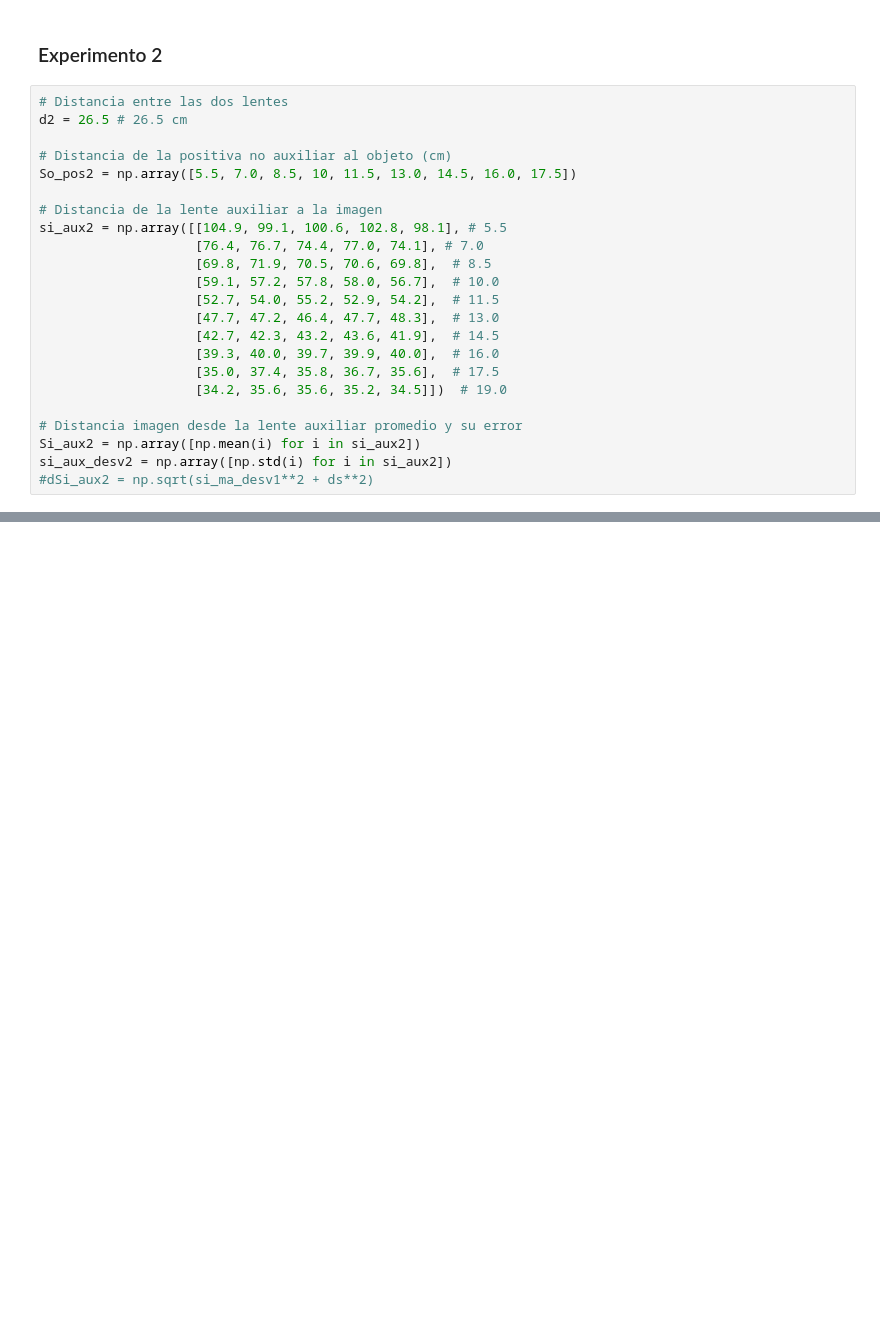
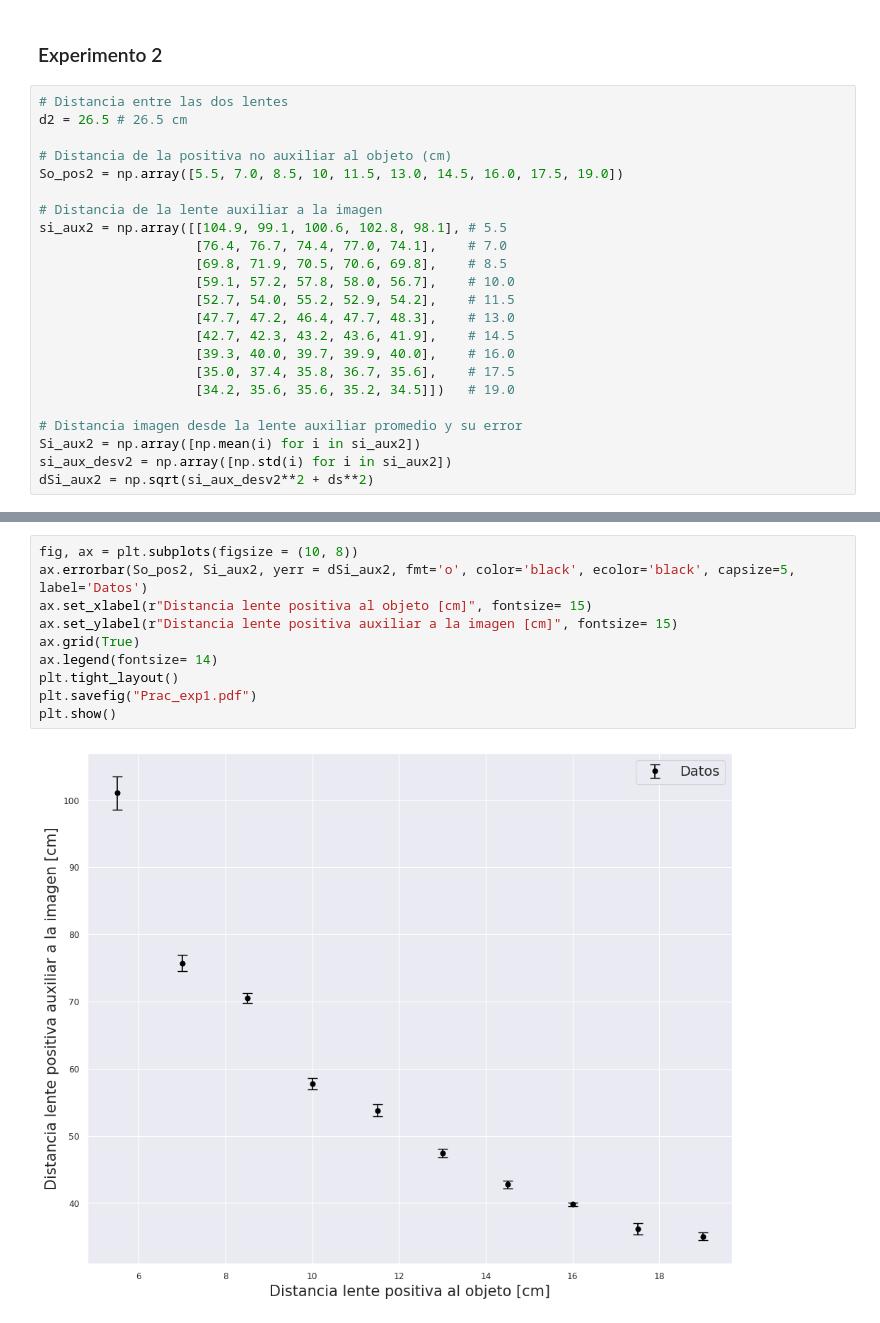
Before and after one commit to JuanSeguraUNAL/Mediciones_en_Optica_y_Acustica, a Jupyter notebook: practica3.ipynb, the cells around one changed output, grey strips where cells are left out. Drawn from its saved outputs; the diff is of its cells as text; blank space fills up the shorter version.

```diff
--- a/practica3.ipynb
+++ b/practica3.ipynb
@@ -61,21 +94,21 @@ ax.scatter(So_me1, Si_ma1)
 d2 = 26.5 # 26.5 cm
 
 # Distancia de la positiva no auxiliar al objeto (cm)
-So_pos2 = np.array([5.5, 7.0, 8.5, 10, 11.5, 13.0, 14.5, 16.0, 17.5])
+So_pos2 = np.array([5.5, 7.0, 8.5, 10, 11.5, 13.0, 14.5, 16.0, 17.5, 19.0])
 
 # Distancia de la lente auxiliar a la imagen
 si_aux2 = np.array([[104.9, 99.1, 100.6, 102.8, 98.1], # 5.5
-                    [76.4, 76.7, 74.4, 77.0, 74.1], # 7.0
-                    [69.8, 71.9, 70.5, 70.6, 69.8],  # 8.5
-                    [59.1, 57.2, 57.8, 58.0, 56.7],  # 10.0
-                    [52.7, 54.0, 55.2, 52.9, 54.2],  # 11.5
-                    [47.7, 47.2, 46.4, 47.7, 48.3],  # 13.0
-                    [42.7, 42.3, 43.2, 43.6, 41.9],  # 14.5
-                    [39.3, 40.0, 39.7, 39.9, 40.0],  # 16.0
-                    [35.0, 37.4, 35.8, 36.7, 35.6],  # 17.5
-                    [34.2, 35.6, 35.6, 35.2, 34.5]])  # 19.0
+                    [76.4, 76.7, 74.4, 77.0, 74.1],    # 7.0
+                    [69.8, 71.9, 70.5, 70.6, 69.8],    # 8.5
+                    [59.1, 57.2, 57.8, 58.0, 56.7],    # 10.0
+                    [52.7, 54.0, 55.2, 52.9, 54.2],    # 11.5
+                    [47.7, 47.2, 46.4, 47.7, 48.3],    # 13.0
+                    [42.7, 42.3, 43.2, 43.6, 41.9],    # 14.5
+                    [39.3, 40.0, 39.7, 39.9, 40.0],    # 16.0
+                    [35.0, 37.4, 35.8, 36.7, 35.6],    # 17.5
+                    [34.2, 35.6, 35.6, 35.2, 34.5]])   # 19.0
 
 # Distancia imagen desde la lente auxiliar promedio y su error
 Si_aux2 = np.array([np.mean(i) for i in si_aux2])
 si_aux_desv2 = np.array([np.std(i) for i in si_aux2])
-#dSi_aux2 = np.sqrt(si_ma_desv1**2 + ds**2)
+dSi_aux2 = np.sqrt(si_aux_desv2**2 + ds**2)
@@ -85,0 +115,12 @@ si_aux_desv2 = np.array([np.std(i) for i in si_aux2])
+# %%
+fig, ax = plt.subplots(figsize = (10, 8))
+ax.errorbar(So_pos2, Si_aux2, yerr = dSi_aux2, fmt='o', color='black', ecolor='black', capsize=5, label='Datos')
+ax.set_xlabel(r"Distancia lente positiva al objeto [cm]", fontsize= 15)
+ax.set_ylabel(r"Distancia lente positiva auxiliar a la imagen [cm]", fontsize= 15)
+ax.grid(True)
+ax.legend(fontsize= 14)
+plt.tight_layout()
+plt.savefig("Prac_exp1.pdf")
+plt.show()
+# %% [output]
+[figure, added]
```
Also changed, not shown: parts of 3 cells of this notebook, 1 other file.
